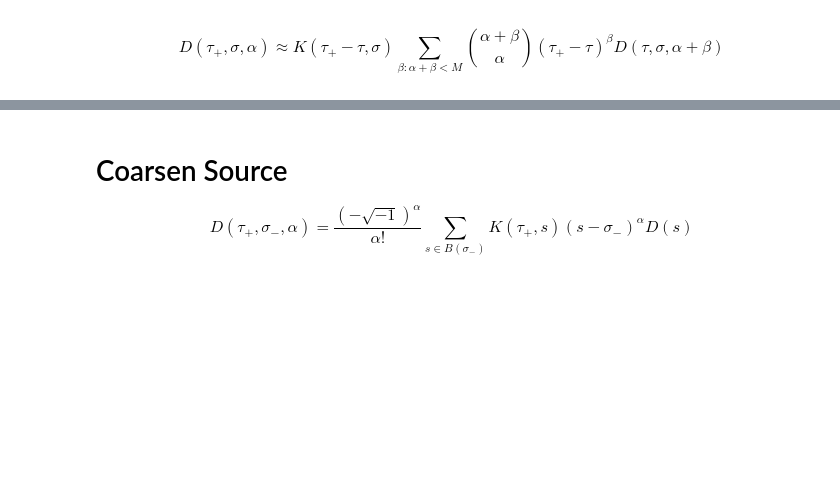
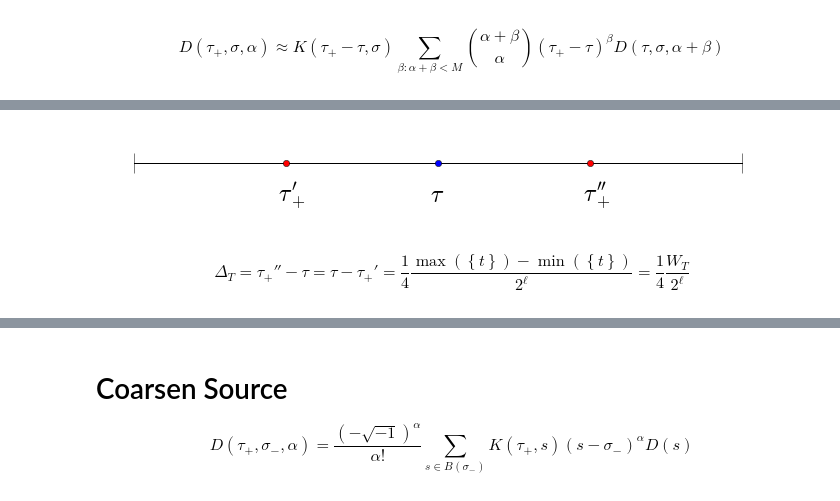
Before and after one commit to dhermes/butterfly-algorithm, a Jupyter notebook: butterfly.ipynb, the cells around one changed output, grey strips where cells are left out. Saved outputs shown, nothing was run; the diff lists cells and outputs as text; code cells hidden in the pictures; blank space fills up the shorter version.

```diff
--- a/butterfly.ipynb
+++ b/butterfly.ipynb
@@ -374,0 +391,8 @@ $$D(\tau_+, \sigma, \alpha) \approx K(\tau_+ - \tau, \sigma) \sum_{\beta : \alph
+# %%
+from make_partition_plots import make_interval_at_stages
+
+make_interval_at_stages(r'$\tau$', r"$\tau_{+}'$", r"$\tau_{+}''$")
+# %% [output]
+[figure, added]
+# %% [markdown]
+$$\Delta_T = \tau_{+}'' - \tau = \tau - \tau_{+}' = \frac{1}{4} \frac{\max(\left\{t\right\}) - \min(\left\{t\right\})}{2^{\ell}} = \frac{1}{4} \frac{W_T}{2^{\ell}}$$
```
Also changed, not shown: parts of 30 cells of this notebook, 1 other file.
